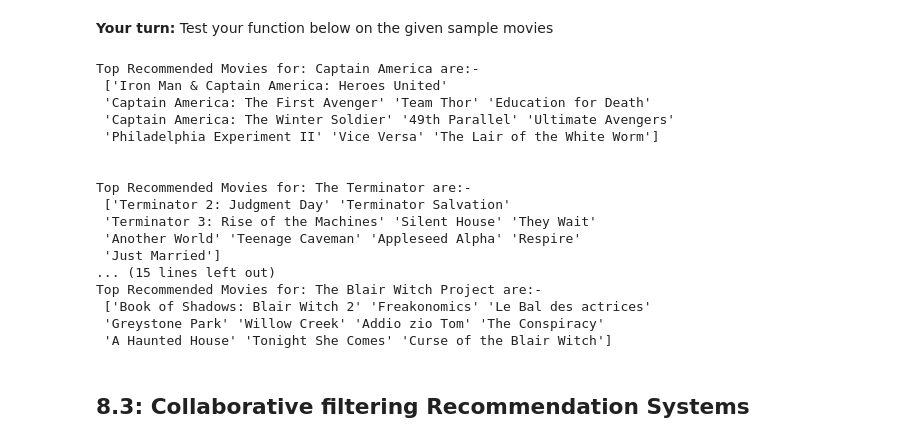
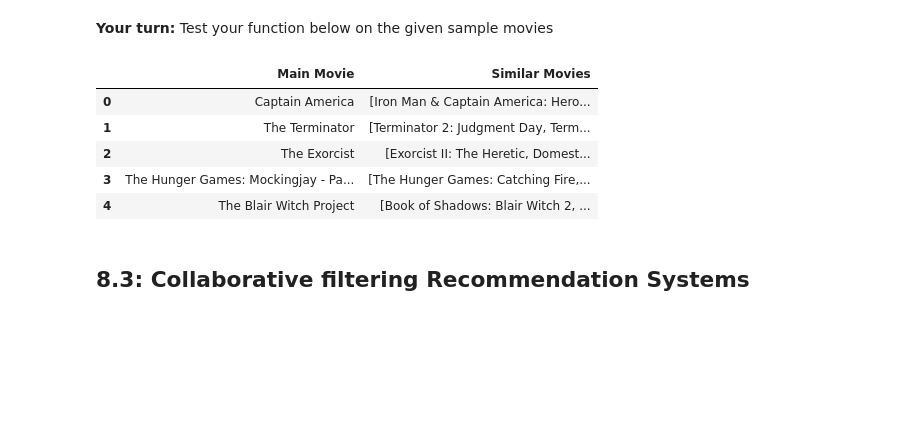
Before and after one commit to Ruben-Castro/mec-mini-projects, a Jupyter notebook: mec-17.4.1-recommendation-systems-mini-project/Mini_Project_Recommendation_Systems.ipynb, the cells around one changed output. Saved outputs shown, nothing was run; the diff lists cells and outputs as text; code cells hidden in the pictures; blank space fills up the shorter version.

```diff
--- a/mec-17.4.1-recommendation-systems-mini-project/Mini_Project_Recommendation_Systems.ipynb
+++ b/mec-17.4.1-recommendation-systems-mini-project/Mini_Project_Recommendation_Systems.ipynb
@@ -650,27 +659,17 @@ __Your turn:__ Test your function below on the given sample movies
 # %%
 sample_movies = ['Captain America', 'The Terminator', 'The Exorcist',
                  'The Hunger Games: Mockingjay - Part 1', 'The Blair Witch Project']
 
-for sample_movie in sample_movies:
-    print('\n\nTop Recommended Movies for:', sample_movie, 'are:-\n', content_movie_recommender(sample_movie))
+# <YOUR CODE HERE>
+mv_df = pd.DataFrame([{"Main Movie":movie, "Similar Movies": content_movie_recommender(movie)} for movie in sample_movies])
+mv_df
 # %% [output]
-Top Recommended Movies for: Captain America are:-
- ['Iron Man & Captain America: Heroes United'
- 'Captain America: The First Avenger' 'Team Thor' 'Education for Death'
- 'Captain America: The Winter Soldier' '49th Parallel' 'Ultimate Avengers'
- 'Philadelphia Experiment II' 'Vice Versa' 'The Lair of the White Worm']
-
-
-Top Recommended Movies for: The Terminator are:-
- ['Terminator 2: Judgment Day' 'Terminator Salvation'
- 'Terminator 3: Rise of the Machines' 'Silent House' 'They Wait'
- 'Another World' 'Teenage Caveman' 'Appleseed Alpha' 'Respire'
- 'Just Married']
-... (15 lines left out)
-Top Recommended Movies for: The Blair Witch Project are:-
- ['Book of Shadows: Blair Witch 2' 'Freakonomics' 'Le Bal des actrices'
- 'Greystone Park' 'Willow Creek' 'Addio zio Tom' 'The Conspiracy'
- 'A Haunted House' 'Tonight She Comes' 'Curse of the Blair Witch']
+|  | Main Movie | Similar Movies |
+| 0 | Captain America | [Iron Man & Captain America: Hero... |
+| 1 | The Terminator | [Terminator 2: Judgment Day, Term... |
+| 2 | The Exorcist | [Exorcist II: The Heretic, Domest... |
+| 3 | The Hunger Games: Mockingjay - Pa... | [The Hunger Games: Catching Fire,... |
+| 4 | The Blair Witch Project | [Book of Shadows: Blair Witch 2, ... |
 # %% [markdown]
 ## 8.3: Collaborative filtering Recommendation Systems
 # %% [markdown]
```
Also changed, not shown: parts of 25 cells of this notebook.
